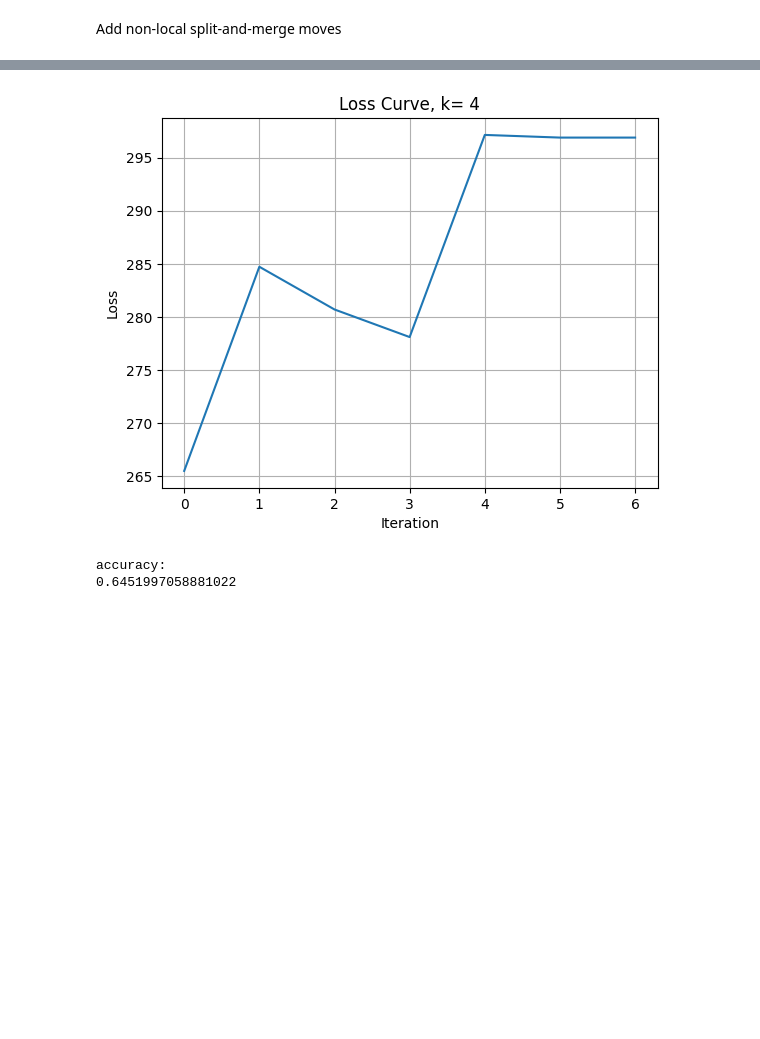
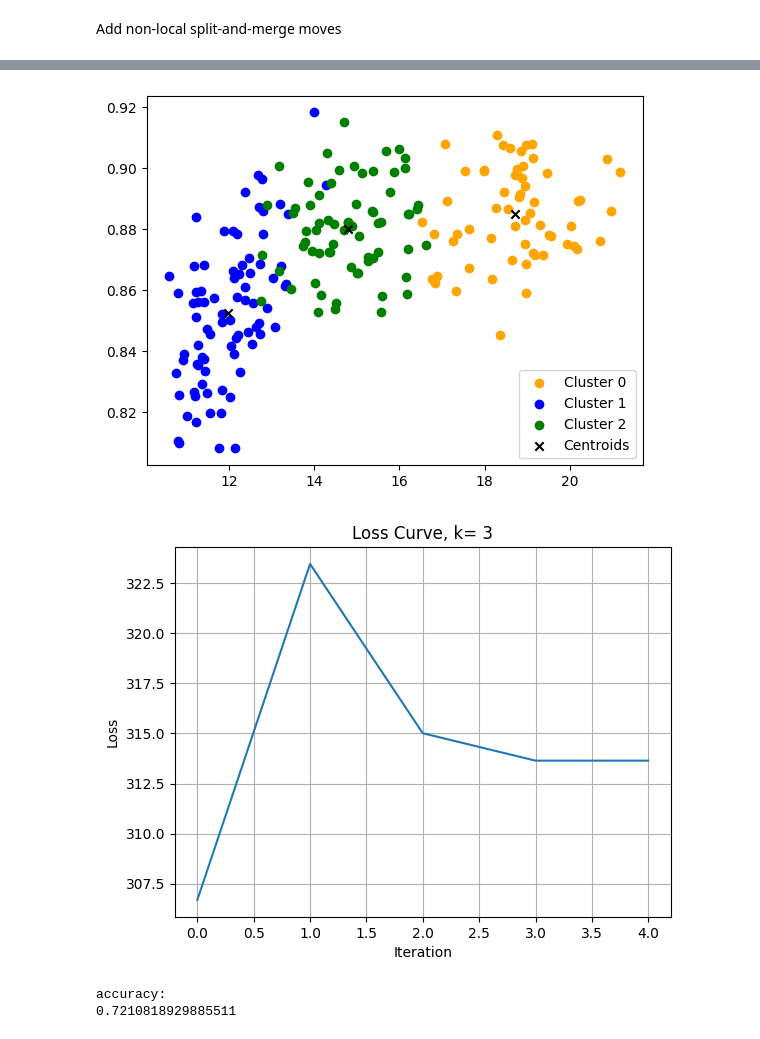
Before and after one commit to DongyangLin/AI-and-Machine-Learning-Projects, a Jupyter notebook: KMeans.ipynb, the cells around one changed output, grey strips where cells are left out. Saved outputs shown, nothing was run; the diff lists cells and outputs as text; code cells hidden in the pictures; blank space fills up the shorter version.

```diff
--- a/KMeans.ipynb
+++ b/KMeans.ipynb
@@ -65,8 +65,8 @@ class KMeans():
     def plot_cluster(self, X):
         colors = ['orange', 'blue', 'green', 'red', 'purple', 'yellow', 'brown', 'pink', 'gray', 'olive']
         for i in range(self.k):
-            plt.scatter(X[self.labels == i, 0], X[self.labels == i, 1], c=colors[i], label='Cluster {}'.format(i))
-        plt.scatter(self.center[:,0], self.center[:,1], c='black', marker='x', label='Centroids')
+            plt.scatter(X[self.labels == i, 0], X[self.labels == i, 2], c=colors[i], label='Cluster {}'.format(i))
+        plt.scatter(self.center[:,0], self.center[:,2], c='black', marker='x', label='Centroids')
         plt.legend()
         plt.show()
 
@@ -77,10 +77,3 @@ class KMeans():
             for j in range(self.k):
                 loss+=self.r[i,j]*self.distance(X[i],self.center[j])
         return loss
-# %%
-# Testing
-from sklearn.datasets import make_blobs
-X, y = make_blobs(centers=3, n_samples=500, n_features=2, shuffle=True, random_state=40)
-clusters = len(np.unique(y))
-k = KMeans(k=3, max_iter=150)
-k.train(X,True)
@@ -287,8 +276,8 @@ class NLSM_KMeans():
         colors = ['orange', 'blue', 'green', 'red', 'purple', 'yellow', 'brown', 'pink', 'gray', 'olive',
           'cyan', 'magenta', 'lime', 'teal', 'indigo', 'beige', 'maroon', 'navy', 'gold', 'silver']
         for i in range(self.k):
-            plt.scatter(X[self.labels == i, 0], X[self.labels == i, 1], c=colors[i], label='Cluster {}'.format(i))
-        plt.scatter(self.center[:,0], self.center[:,1], c='black', marker='x', label='Centroids')
+            plt.scatter(X[self.labels == i, 0], X[self.labels == i, 2], c=colors[i], label='Cluster {}'.format(i))
+        plt.scatter(self.center[:,0], self.center[:,2], c='black', marker='x', label='Centroids')
         plt.legend()
         plt.show()
 
@@ -303,8 +292,8 @@ class NLSM_KMeans():
 seeds=np.loadtxt('seeds_dataset.txt')
 seeds_input=seeds[:,:-1]
 seeds_label=seeds[:,-1]
-k=NLSM_KMeans(k=10,max_iter=11)
-k.train(seeds_input)
+k=NLSM_KMeans(k=10,max_iter=11,split_threshold=5,merge_threshold=3)
+k.train(seeds_input,True)
 from sklearn.metrics import adjusted_rand_score
 print('accuracy:')
 print(adjusted_rand_score(seeds_label, k.labels))
@@ -319,3 +306,4 @@ Iteration:  6 loss:  296.88528717333975
-[figure, old version]
+[figure, new version]
+[figure, added]
 accuracy:
-0.6451997058881022
+0.7210818929885511
```
Also changed, not shown: parts of 3 cells of this notebook, 5 other files.
